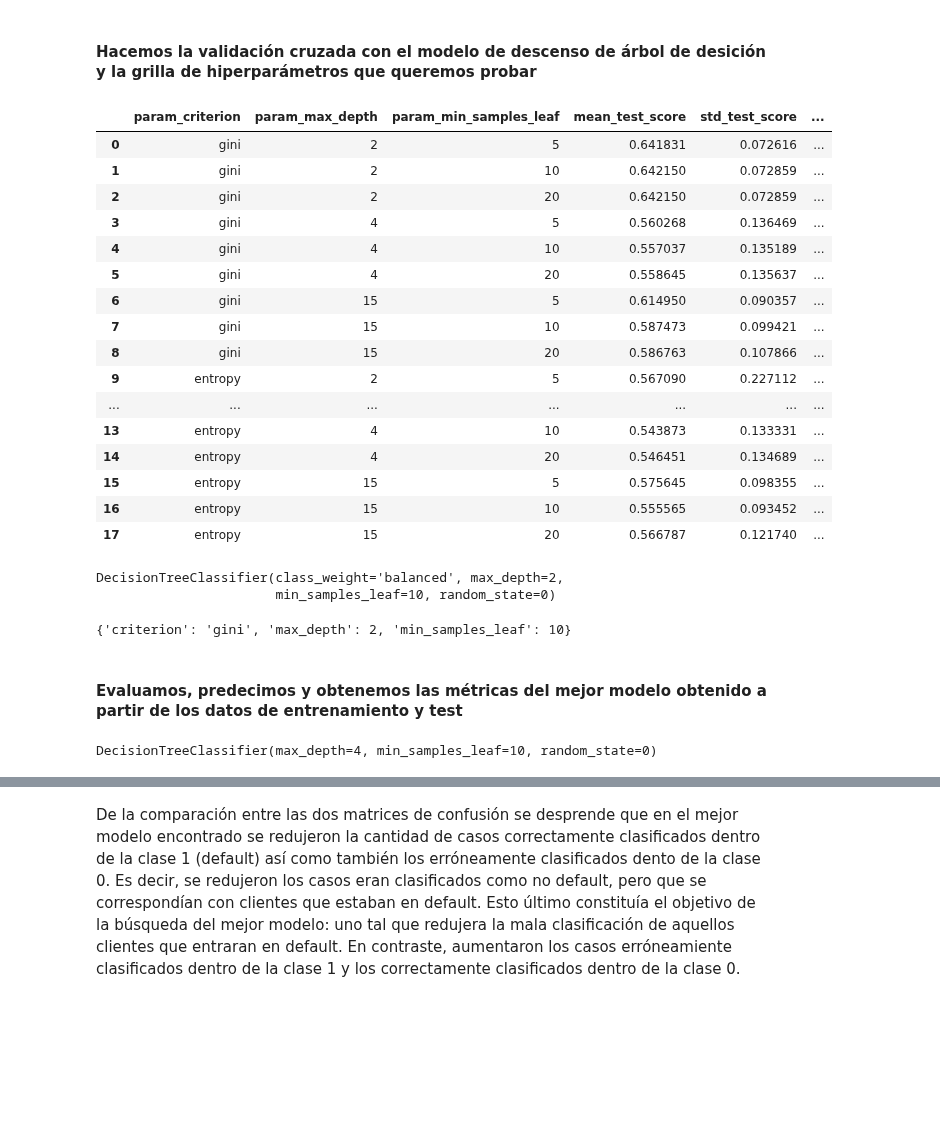
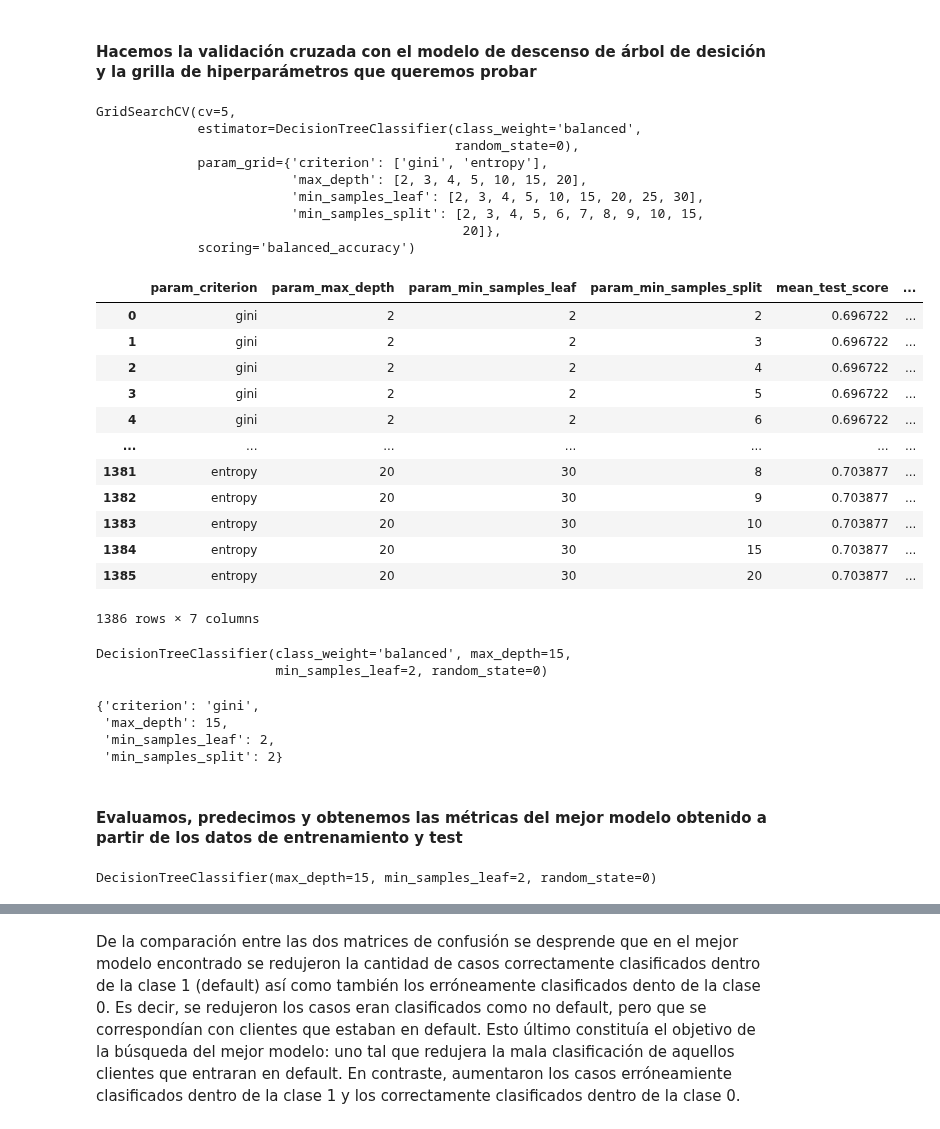
Before and after one commit to estebanarr/intro_aprendizaje_automatico, a Jupyter notebook: Notebooks/Laboratorio 2.ipynb, the cells around one changed output, grey strips where cells are left out. Cells and saved outputs as stored; diff of their text form; code cells hidden in the pictures; blank space fills up the shorter version.

```diff
--- a/Notebooks/Laboratorio 2.ipynb
+++ b/Notebooks/Laboratorio 2.ipynb
@@ -514,49 +584,65 @@ param_grid = {
+# %%
+param_grid = {
+    "criterion": ["gini", "entropy"],
+    'max_depth': [2,3,4,5,10,15,20],
+    "min_samples_leaf": [2,3,4,5,10,15,20,25,30],
+    "min_samples_split": [2,3,4,5,6,7,8,9,10,15,20]
+}
 # %% [markdown]
 #### Hacemos la validación cruzada con el modelo de descenso de árbol de desición y la grilla de hiperparámetros que queremos probar
 # %%
 model = DecisionTreeClassifier(random_state=0,class_weight='balanced')
 
 cv = GridSearchCV(model, param_grid, scoring='balanced_accuracy', cv=5)
-cv.fit(X, y);
+cv.fit(X_train, y_train)
+# %% [output]
+GridSearchCV(cv=5,
+             estimator=DecisionTreeClassifier(class_weight='balanced',
+                                              random_state=0),
+             param_grid={'criterion': ['gini', 'entropy'],
+                         'max_depth': [2, 3, 4, 5, 10, 15, 20],
+                         'min_samples_leaf': [2, 3, 4, 5, 10, 15, 20, 25, 30],
+                         'min_samples_split': [2, 3, 4, 5, 6, 7, 8, 9, 10, 15,
+                                               20]},
+             scoring='balanced_accuracy')
 # %%
 results = cv.cv_results_
 # %%
 df = pd.DataFrame(results)
-df[['param_criterion', 'param_max_depth', "param_min_samples_leaf",'mean_test_score', 'std_test_score', 'rank_test_score']]
+df[['param_criterion', 'param_max_depth', "param_min_samples_leaf","param_min_samples_split",'mean_test_score', 'std_test_score', 'rank_test_score']]
 # %% [output]
-|  | param_criterion | param_max_depth | param_min_samples_leaf | mean_test_score | std_test_score | ... |
-| 0 | gini | 2 | 5 | 0.641831 | 0.072616 | ... |
-| 1 | gini | 2 | 10 | 0.642150 | 0.072859 | ... |
-| 2 | gini | 2 | 20 | 0.642150 | 0.072859 | ... |
-| 3 | gini | 4 | 5 | 0.560268 | 0.136469 | ... |
-| 4 | gini | 4 | 10 | 0.557037 | 0.135189 | ... |
-| 5 | gini | 4 | 20 | 0.558645 | 0.135637 | ... |
-| 6 | gini | 15 | 5 | 0.614950 | 0.090357 | ... |
-| 7 | gini | 15 | 10 | 0.587473 | 0.099421 | ... |
-| 8 | gini | 15 | 20 | 0.586763 | 0.107866 | ... |
-| 9 | entropy | 2 | 5 | 0.567090 | 0.227112 | ... |
+|  | param_criterion | param_max_depth | param_min_samples_leaf | param_min_samples_split | mean_test_score | ... |
+| 0 | gini | 2 | 2 | 2 | 0.696722 | ... |
+| 1 | gini | 2 | 2 | 3 | 0.696722 | ... |
+| 2 | gini | 2 | 2 | 4 | 0.696722 | ... |
+| 3 | gini | 2 | 2 | 5 | 0.696722 | ... |
+| 4 | gini | 2 | 2 | 6 | 0.696722 | ... |
 | ... | ... | ... | ... | ... | ... | ... |
-| 13 | entropy | 4 | 10 | 0.543873 | 0.133331 | ... |
-| 14 | entropy | 4 | 20 | 0.546451 | 0.134689 | ... |
-| 15 | entropy | 15 | 5 | 0.575645 | 0.098355 | ... |
-| 16 | entropy | 15 | 10 | 0.555565 | 0.093452 | ... |
-| 17 | entropy | 15 | 20 | 0.566787 | 0.121740 | ... |
+| 1381 | entropy | 20 | 30 | 8 | 0.703877 | ... |
+| 1382 | entropy | 20 | 30 | 9 | 0.703877 | ... |
+| 1383 | entropy | 20 | 30 | 10 | 0.703877 | ... |
+| 1384 | entropy | 20 | 30 | 15 | 0.703877 | ... |
+| 1385 | entropy | 20 | 30 | 20 | 0.703877 | ... |
+1386 rows × 7 columns
 # %%
 cv.best_estimator_
 # %% [output]
-DecisionTreeClassifier(class_weight='balanced', max_depth=2,
-                       min_samples_leaf=10, random_state=0)
+DecisionTreeClassifier(class_weight='balanced', max_depth=15,
+                       min_samples_leaf=2, random_state=0)
 # %%
 cv.best_params_
 # %% [output]
-{'criterion': 'gini', 'max_depth': 2, 'min_samples_leaf': 10}
+{'criterion': 'gini',
+ 'max_depth': 15,
+ 'min_samples_leaf': 2,
+ 'min_samples_split': 2}
 # %% [markdown]
 #### Evaluamos, predecimos y obtenemos las métricas del mejor modelo obtenido a partir de los datos de entrenamiento y test
 # %%
-best_model=DecisionTreeClassifier(criterion="gini", max_depth=4, min_samples_leaf=10, random_state=0)
+best_model=DecisionTreeClassifier(criterion="gini", max_depth=15, min_samples_leaf=2, random_state=0)
 best_model.fit(X_train, y_train)
 # %% [output]
-DecisionTreeClassifier(max_depth=4, min_samples_leaf=10, random_state=0)
+DecisionTreeClassifier(max_depth=15, min_samples_leaf=2, random_state=0)
 # %%
 y_train_pred_best= best_model.predict(X_train)
 y_test_pred_best= best_model.predict(X_test)
```
Also changed, not shown: parts of 22 cells of this notebook.
